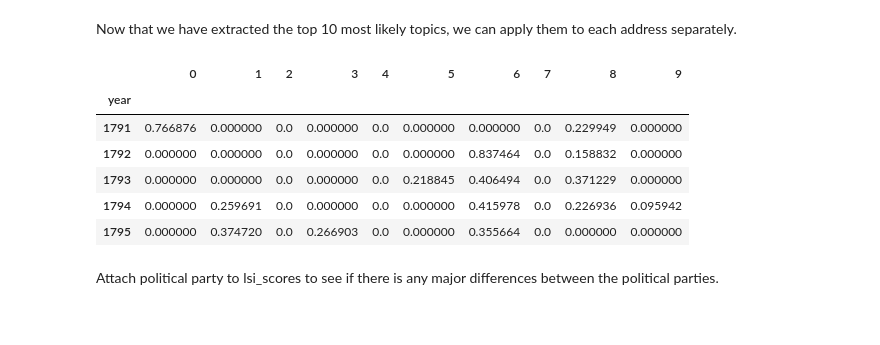
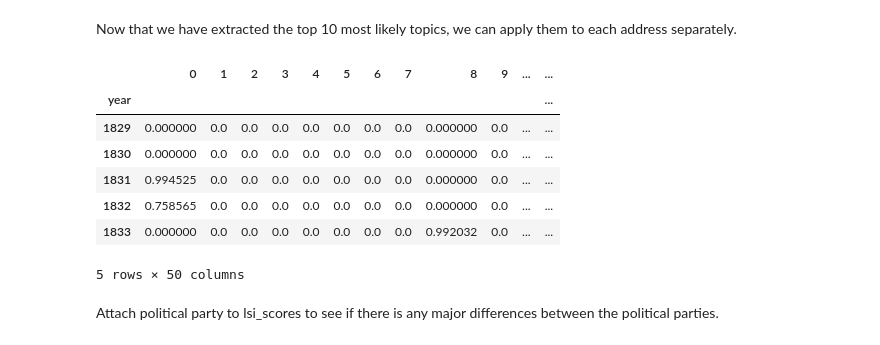
Before and after one commit to mkm29/DataScience, a Jupyter notebook: thinkful/unit/4/sotu/Topic Modeling and Classification.ipynb, the cells around one changed output. Drawn from its saved outputs; the diff is of its cells as text; code cells hidden in the pictures.

```diff
--- a/thinkful/unit/4/sotu/Topic Modeling and Classification.ipynb
+++ b/thinkful/unit/4/sotu/Topic Modeling and Classification.ipynb
@@ -149,3 +153,5 @@ dtype: int64
+# %%
+df_new = df[df.party.isin(['Democratic','Republican'])]
 # %%
 import re
 from gensim import models, corpora
@@ -177,8 +183,8 @@ def clean_text(text):
     cleaned_text = [t for t in tokenized_text if t not in STOPWORDS and re.match('[a-zA-Z\-][a-zA-Z\-]{2,}', t)]
     return lemmatize_sent(' '.join(cleaned_text))
 # %%
-df['tokens'] = df.text.apply(clean_text)
-df.head()
+df_new['tokens'] = df_new.text.apply(clean_text)
+df_new.head()
 # %% [output]
 |  | president | party | text | tokens |
 | year |  |  |  |  |
@@ -229,10 +235,10 @@ plt.show()
 # %% [markdown]
 # Topic Modeling
 # %%
-NUM_TOPICS = 10
+NUM_TOPICS = 50
 
 # Build a Dictionary - association word to numeric id
-dictionary = corpora.Dictionary(df.tokens)
+dictionary = corpora.Dictionary(df_new.tokens)
 
 '''
 We can "control" the level in which we extract topics from:
@@ -247,12 +253,27 @@ in classification models. In this case we might also want to increase
   the number of latent topics to discover: less frequenct topics could be
   quite powerful in prediction
 '''
-dictionary.filter_extremes(no_above=.3)
+
+'''
+    * Adjusting the no_above parameter will in essence extract topics that are unique only to
+      certain time periods, eg. vietname, iraq, slavery
+'''
+dictionary.filter_extremes(no_above=.1)
 
 # Transform the collection of texts to a numerical form
-corpus = [dictionary.doc2bow(text) for text in df.tokens]
+corpus = [dictionary.doc2bow(text) for text in df_new.tokens]
 # %%
 # Build the LDA model
-lda_model = models.LdaModel(corpus=corpus, iterations=500,
+lda_model = models.LdaModel(corpus=corpus,
+                            iterations=5000,
+                            random_state=seed,
                             num_topics=NUM_TOPICS,
                             id2word=dictionary)
+
+print("LDA Model: \n\n")
+
+for idx in range(NUM_TOPICS):
+    # Print the first 10 most representative topics
+    print("Topic #%s:" % idx, lda_model.print_topic(idx, NUM_TOPICS))
+
+print("=" * 40, '\n')
@@ -300,33 +298,26 @@ Topic #9: 0.337*"gold" + -0.240*"silver" + -0.185*"reservation" + 0.138*"spanish
 # %% [markdown]
 Now that we have extracted the top 10 most likely topics, we can apply them to each address separately.
 # %%
-lsi_scores = [] # np.array((len(corpus), NUM_TOPICS))
 lda_scores = [] #np.array((len(corpus), NUM_TOPICS))
 
 for i in range(len(corpus)):
-    x = lsi_model[corpus[i]]
-    #lsi_scores.append([score[1] for score in x])
-    lsi_scores.append({score[0]:score[1] for score in x})
     y = lda_model[corpus[i]]
     #lda_scores.append([score[1] for score in y])
     lda_scores.append({score[0]:score[1] for score in y})
 
-lsi_df = pd.DataFrame(lsi_scores)
-lsi_df.index = df.index
-
 lda_df = pd.DataFrame(lda_scores)
-lda_df.index = df.index
-lda_df.fillna(0.0, inplace=True)
-lsi_df.fillna(0.0, inplace=True)
+lda_df.index = df_new.index
+lda_df.fillna(0.0, inplace=True) # not sure about this...
 
 lda_df.head()
 # %% [output]
-|  | 0 | 1 | 2 | 3 | 4 | 5 | 6 | 7 | 8 | 9 |
-| year |  |  |  |  |  |  |  |  |  |  |
-| 1791 | 0.766876 | 0.000000 | 0.0 | 0.000000 | 0.0 | 0.000000 | 0.000000 | 0.0 | 0.229949 | 0.000000 |
-| 1792 | 0.000000 | 0.000000 | 0.0 | 0.000000 | 0.0 | 0.000000 | 0.837464 | 0.0 | 0.158832 | 0.000000 |
-| 1793 | 0.000000 | 0.000000 | 0.0 | 0.000000 | 0.0 | 0.218845 | 0.406494 | 0.0 | 0.371229 | 0.000000 |
-| 1794 | 0.000000 | 0.259691 | 0.0 | 0.000000 | 0.0 | 0.000000 | 0.415978 | 0.0 | 0.226936 | 0.095942 |
-| 1795 | 0.000000 | 0.374720 | 0.0 | 0.266903 | 0.0 | 0.000000 | 0.355664 | 0.0 | 0.000000 | 0.000000 |
+|  | 0 | 1 | 2 | 3 | 4 | 5 | 6 | 7 | 8 | 9 | ... | ... |
+| year |  |  |  |  |  |  |  |  |  |  |  | ... |
+| 1829 | 0.000000 | 0.0 | 0.0 | 0.0 | 0.0 | 0.0 | 0.0 | 0.0 | 0.000000 | 0.0 | ... | ... |
+| 1830 | 0.000000 | 0.0 | 0.0 | 0.0 | 0.0 | 0.0 | 0.0 | 0.0 | 0.000000 | 0.0 | ... | ... |
+| 1831 | 0.994525 | 0.0 | 0.0 | 0.0 | 0.0 | 0.0 | 0.0 | 0.0 | 0.000000 | 0.0 | ... | ... |
+| 1832 | 0.758565 | 0.0 | 0.0 | 0.0 | 0.0 | 0.0 | 0.0 | 0.0 | 0.000000 | 0.0 | ... | ... |
+| 1833 | 0.000000 | 0.0 | 0.0 | 0.0 | 0.0 | 0.0 | 0.0 | 0.0 | 0.992032 | 0.0 | ... | ... |
+5 rows × 50 columns
 # %% [markdown]
 Attach political party to lsi_scores to see if there is any major differences between the political parties.
```
Also changed, not shown: parts of 45 cells of this notebook.
